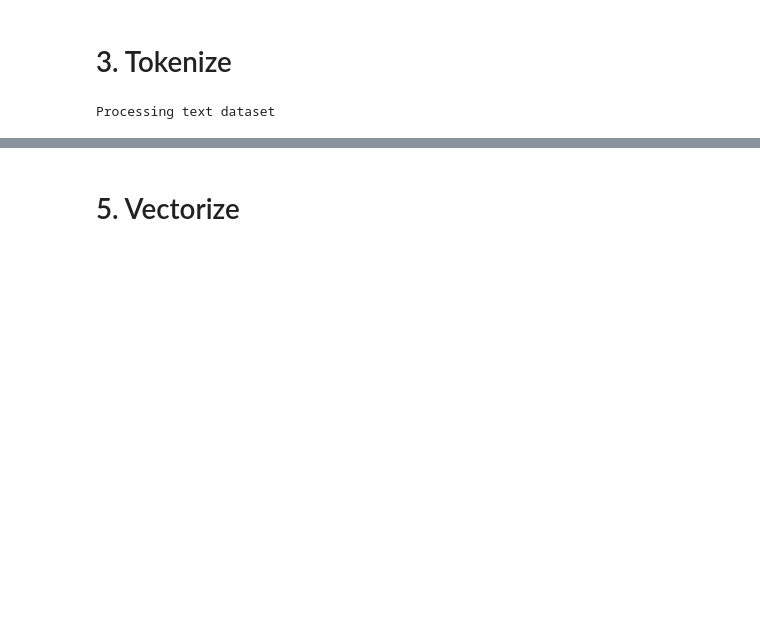
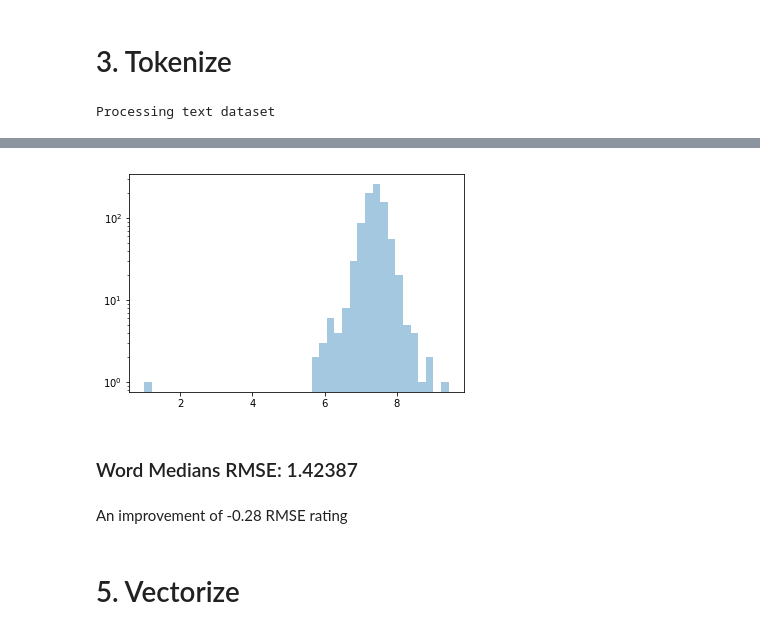
Before and after one commit to kimrharper/thinkful, a Jupyter notebook: unit6/unit6-capstone-v1.ipynb, the cells around one changed output, grey strips where cells are left out. Drawn from its saved outputs; the diff is of its cells as text; code cells hidden in the pictures; blank space fills up the shorter version.

```diff
--- a/unit6/unit6-capstone-v1.ipynb
+++ b/unit6/unit6-capstone-v1.ipynb
@@ -128,0 +233,4 @@ The vocabulary contains 27534 unique tokens
+# %%
+X_train = one.iloc[:,3:]
+Qone = X_train.multiply(stats.Q_50)
+Qone.head(10)
@@ -129,3 +250,17 @@ The vocabulary contains 27534 unique tokens
+# %%
+N_total = X_train.iloc[:,3:].sum(axis=1)
+predictions = Qone.sum(axis=1)/N_total
+# %%
+ax = sns.distplot(predictions, kde=False, bins=40, hist_kws={'log':True})
+# %% [output]
+[figure, added]
+# %%
+rmse_medians = rmse(one['Rating'], predictions)
+display(Markdown(f"### Word Medians RMSE: {rmse_medians:.5f}"))
+# %% [output]
+### Word Medians RMSE: 1.42387
+# %% [markdown]
+An improvement of -0.28 RMSE rating
 # %% [markdown]
 # 5. Vectorize
 # %%
```
Also changed, not shown: parts of 41 cells of this notebook.
